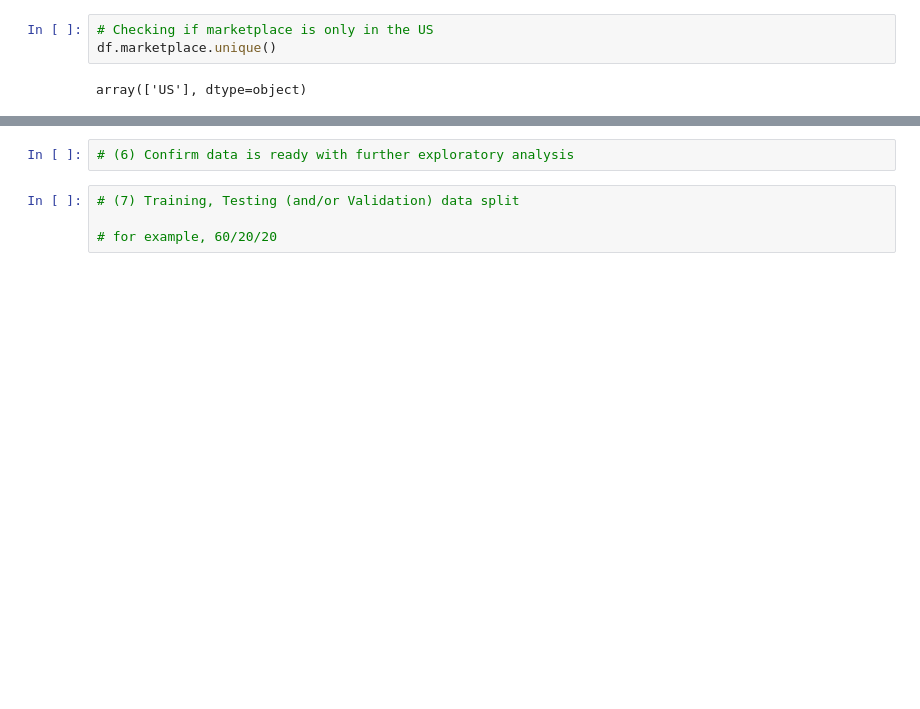
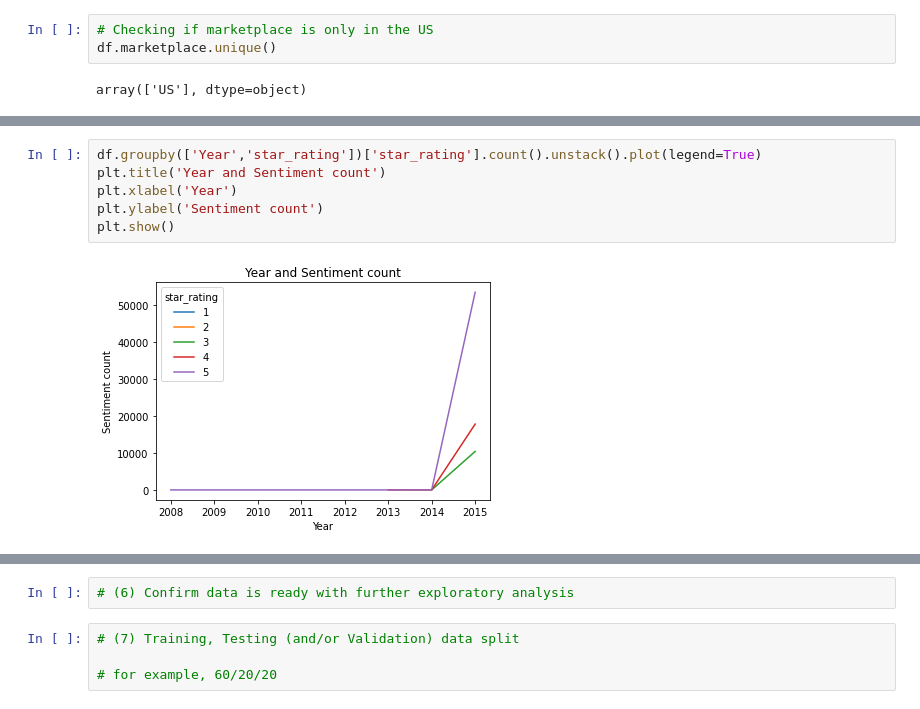
Before and after one commit to BhavyaBibi/sentiment_analysis, a Jupyter notebook: datawhisperers_sentiment_analysis_amazon_apparel_reviews.ipynb, the cells around one changed output, grey strips where cells are left out. Cells and saved outputs as stored; diff of their text form; blank space fills up the shorter version.

```diff
--- a/datawhisperers_sentiment_analysis_amazon_apparel_reviews.ipynb
+++ b/datawhisperers_sentiment_analysis_amazon_apparel_reviews.ipynb
@@ -85,2 +350,10 @@ array(['US'], dtype=object)
+# %%
+df.groupby(['Year','star_rating'])['star_rating'].count().unstack().plot(legend=True)
+plt.title('Year and Sentiment count')
+plt.xlabel('Year')
+plt.ylabel('Sentiment count')
+plt.show()
+# %% [output]
+[figure, added]
 # %%
 # (4) Choose the label and features
```
Also changed, not shown: parts of 35 cells of this notebook.
